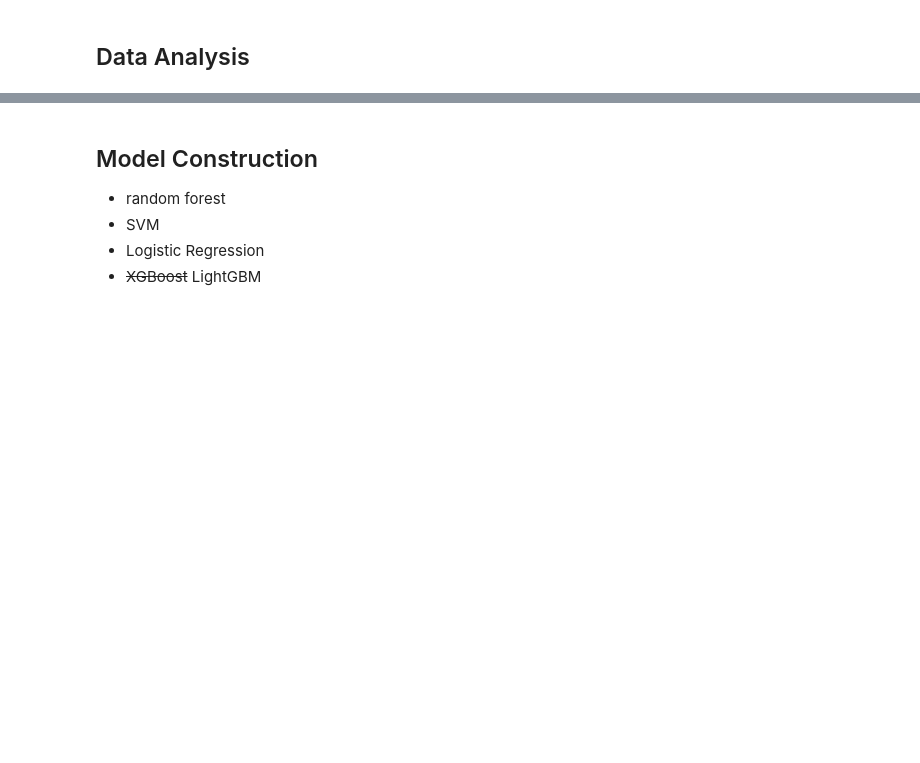
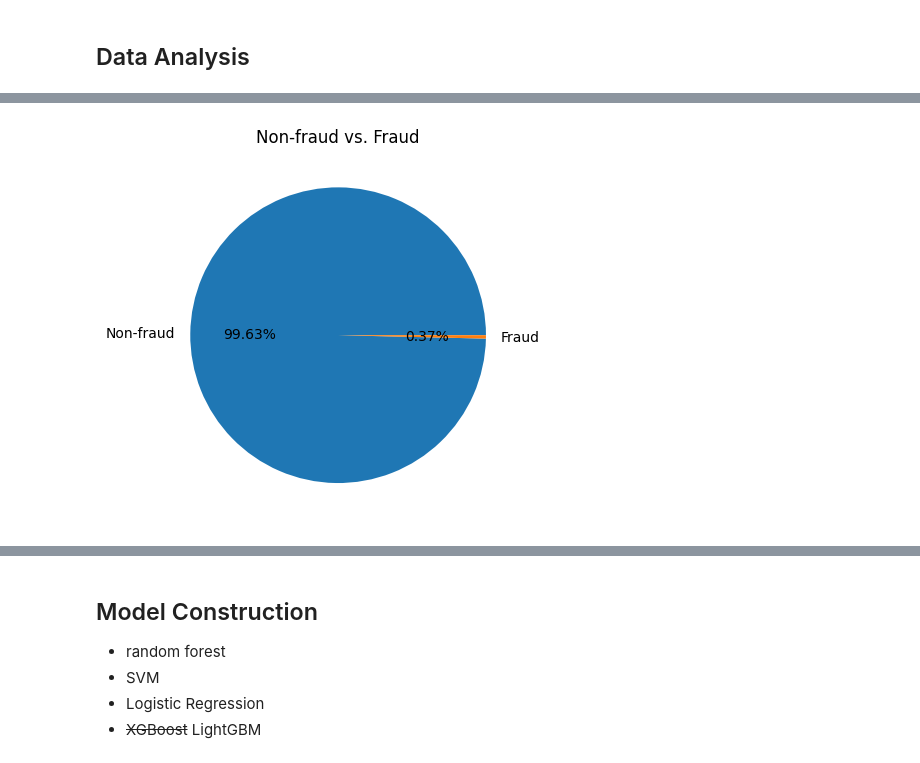
Before and after one commit to Alan-Kuan/ESun-Competition-2023, a Jupyter notebook: experiment.ipynb, the cells around one changed output, grey strips where cells are left out. Drawn from its saved outputs; the diff is of its cells as text; code cells hidden in the pictures; blank space fills up the shorter version.

```diff
--- a/experiment.ipynb
+++ b/experiment.ipynb
@@ -58,0 +34,11 @@ dtype: int64
+# %%
+ax = data['label'].value_counts().plot(
+    kind='pie',
+    labels=['Non-fraud', 'Fraud'],
+    autopct='%.2f%%'
+)
+plt.ylabel('')
+plt.title('Non-fraud vs. Fraud')
+plt.show()
+# %% [output]
+[figure, added]
```
Also changed, not shown: parts of 23 cells of this notebook.
